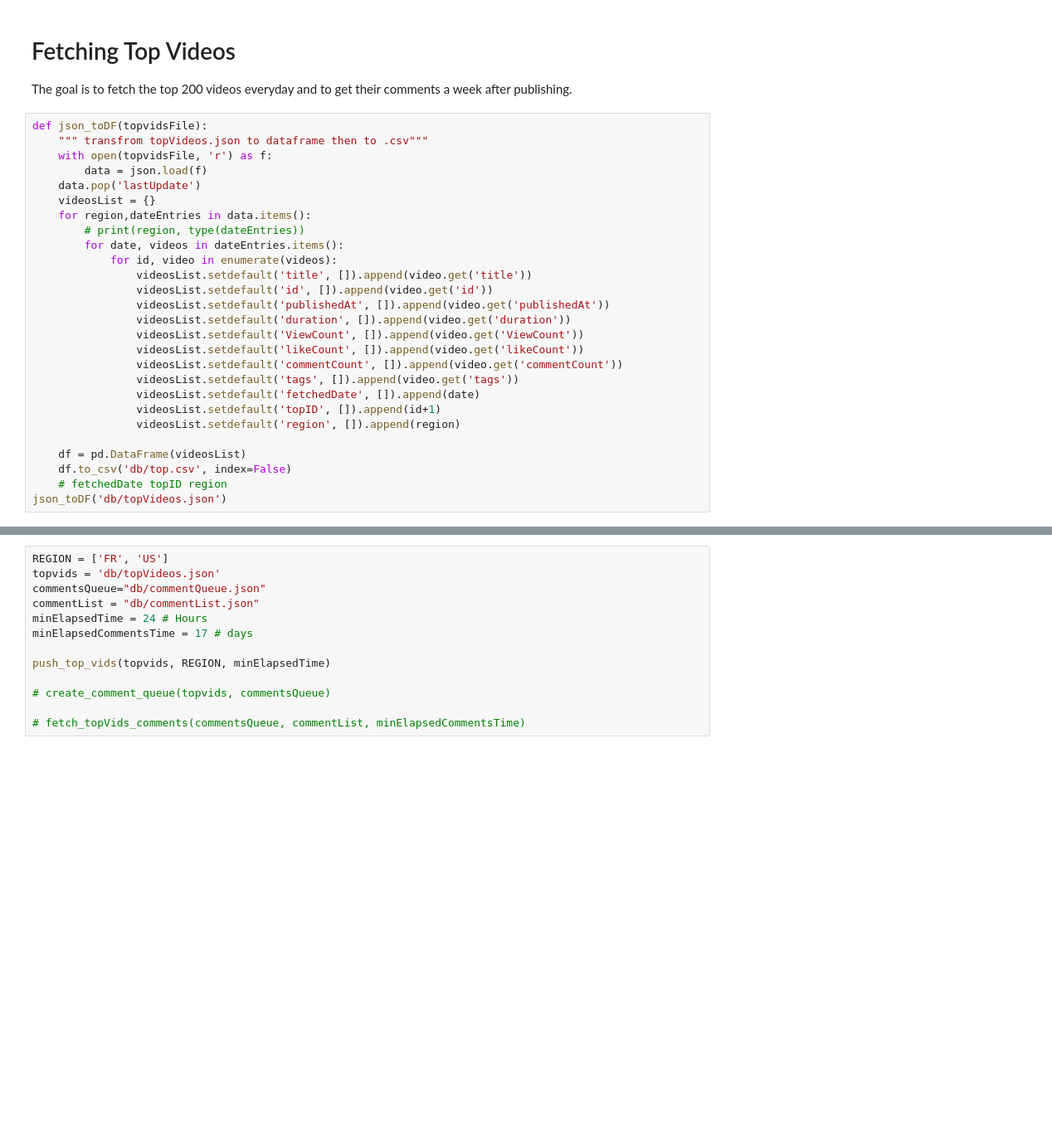
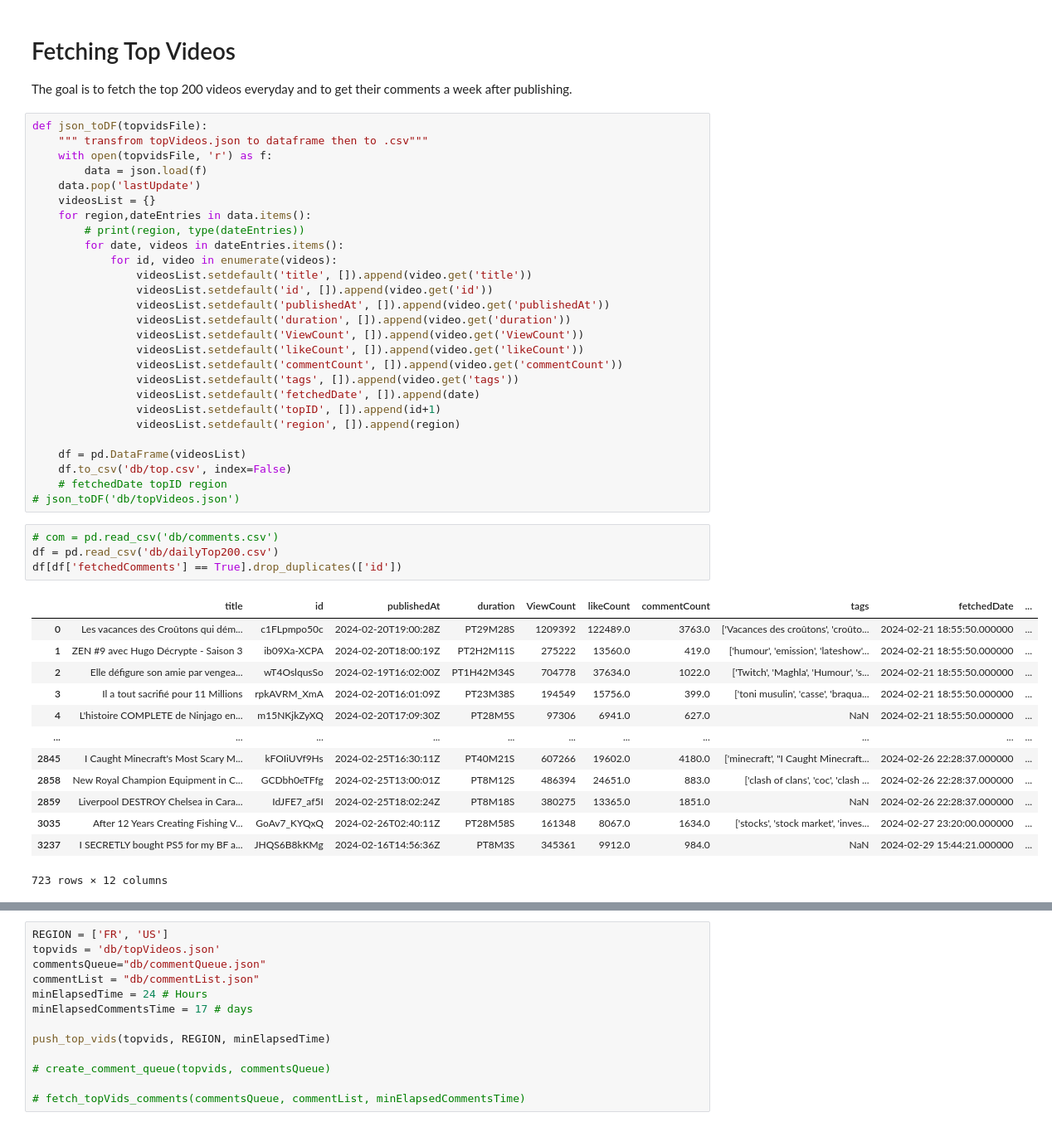
Before and after one commit to Myst4ke/yt-comment-analysis, a Jupyter notebook: main.ipynb, the cells around one changed output, grey strips where cells are left out. Shown at 83% size. Drawn from its saved outputs; the diff is of its cells as text; blank space fills up the shorter version.

```diff
--- a/main.ipynb
+++ b/main.ipynb
@@ -302,4 +326,22 @@ def json_toDF(topvidsFile):
     df = pd.DataFrame(videosList)
     df.to_csv('db/top.csv', index=False)
     # fetchedDate topID region
-json_toDF('db/topVideos.json')
+# json_toDF('db/topVideos.json')
+# %%
+# com = pd.read_csv('db/comments.csv')
+df = pd.read_csv('db/dailyTop200.csv')
+df[df['fetchedComments'] == True].drop_duplicates(['id'])
+# %% [output]
+|  | title | id | publishedAt | duration | ViewCount | likeCount | commentCount | tags | fetchedDate | ... |
+| 0 | Les vacances des Croûtons qui dém... | c1FLpmpo50c | 2024-02-20T19:00:28Z | PT29M28S | 1209392 | 122489.0 | 3763.0 | ['Vacances des croûtons', 'croûto... | 2024-02-21 18:55:50.000000 | ... |
+| 1 | ZEN #9 avec Hugo Décrypte - Saison 3 | ib09Xa-XCPA | 2024-02-20T18:00:19Z | PT2H2M11S | 275222 | 13560.0 | 419.0 | ['humour', 'emission', 'lateshow'... | 2024-02-21 18:55:50.000000 | ... |
+| 2 | Elle défigure son amie par vengea... | wT4OslqusSo | 2024-02-19T16:02:00Z | PT1H42M34S | 704778 | 37634.0 | 1022.0 | ['Twitch', 'Maghla', 'Humour', 's... | 2024-02-21 18:55:50.000000 | ... |
+| 3 | Il a tout sacrifié pour 11 Millions | rpkAVRM_XmA | 2024-02-20T16:01:09Z | PT23M38S | 194549 | 15756.0 | 399.0 | ['toni musulin', 'casse', 'braqua... | 2024-02-21 18:55:50.000000 | ... |
+| 4 | L'histoire COMPLETE de Ninjago en... | m15NKjkZyXQ | 2024-02-20T17:09:30Z | PT28M5S | 97306 | 6941.0 | 627.0 | NaN | 2024-02-21 18:55:50.000000 | ... |
+| ... | ... | ... | ... | ... | ... | ... | ... | ... | ... | ... |
+| 2845 | I Caught Minecraft's Most Scary M... | kFOIiUVf9Hs | 2024-02-25T16:30:11Z | PT40M21S | 607266 | 19602.0 | 4180.0 | ['minecraft', "I Caught Minecraft... | 2024-02-26 22:28:37.000000 | ... |
+| 2858 | New Royal Champion Equipment in C... | GCDbh0eTFfg | 2024-02-25T13:00:01Z | PT8M12S | 486394 | 24651.0 | 883.0 | ['clash of clans', 'coc', 'clash ... | 2024-02-26 22:28:37.000000 | ... |
+| 2859 | Liverpool DESTROY Chelsea in Cara... | IdJFE7_af5I | 2024-02-25T18:02:24Z | PT8M18S | 380275 | 13365.0 | 1851.0 | NaN | 2024-02-26 22:28:37.000000 | ... |
+| 3035 | After 12 Years Creating Fishing V... | GoAv7_KYQxQ | 2024-02-26T02:40:11Z | PT28M58S | 161348 | 8067.0 | 1634.0 | ['stocks', 'stock market', 'inves... | 2024-02-27 23:20:00.000000 | ... |
+| 3237 | I SECRETLY bought PS5 for my BF a... | JHQS6B8kKMg | 2024-02-16T14:56:36Z | PT8M3S | 345361 | 9912.0 | 984.0 | NaN | 2024-02-29 15:44:21.000000 | ... |
+723 rows × 12 columns
```
Also changed, not shown: parts of 7 cells of this notebook.
